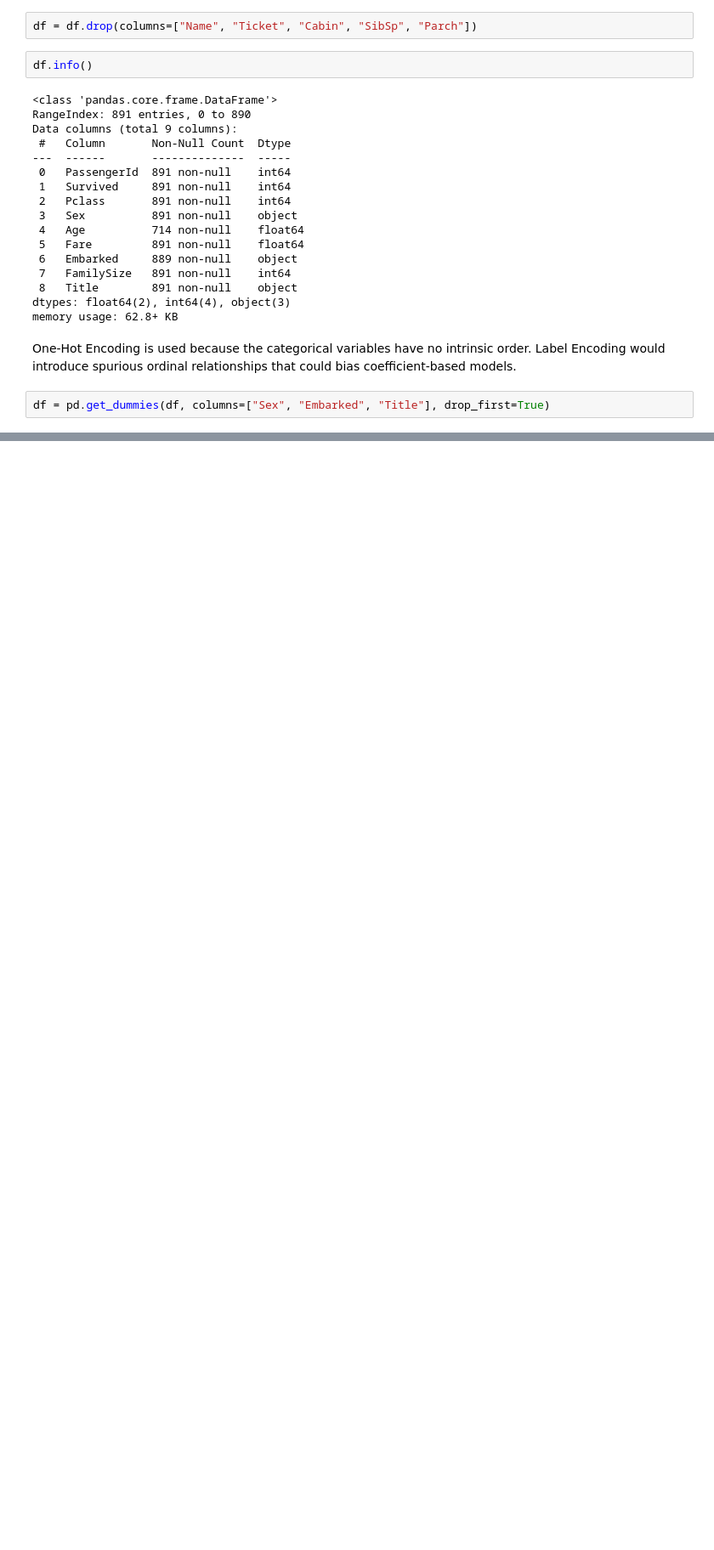
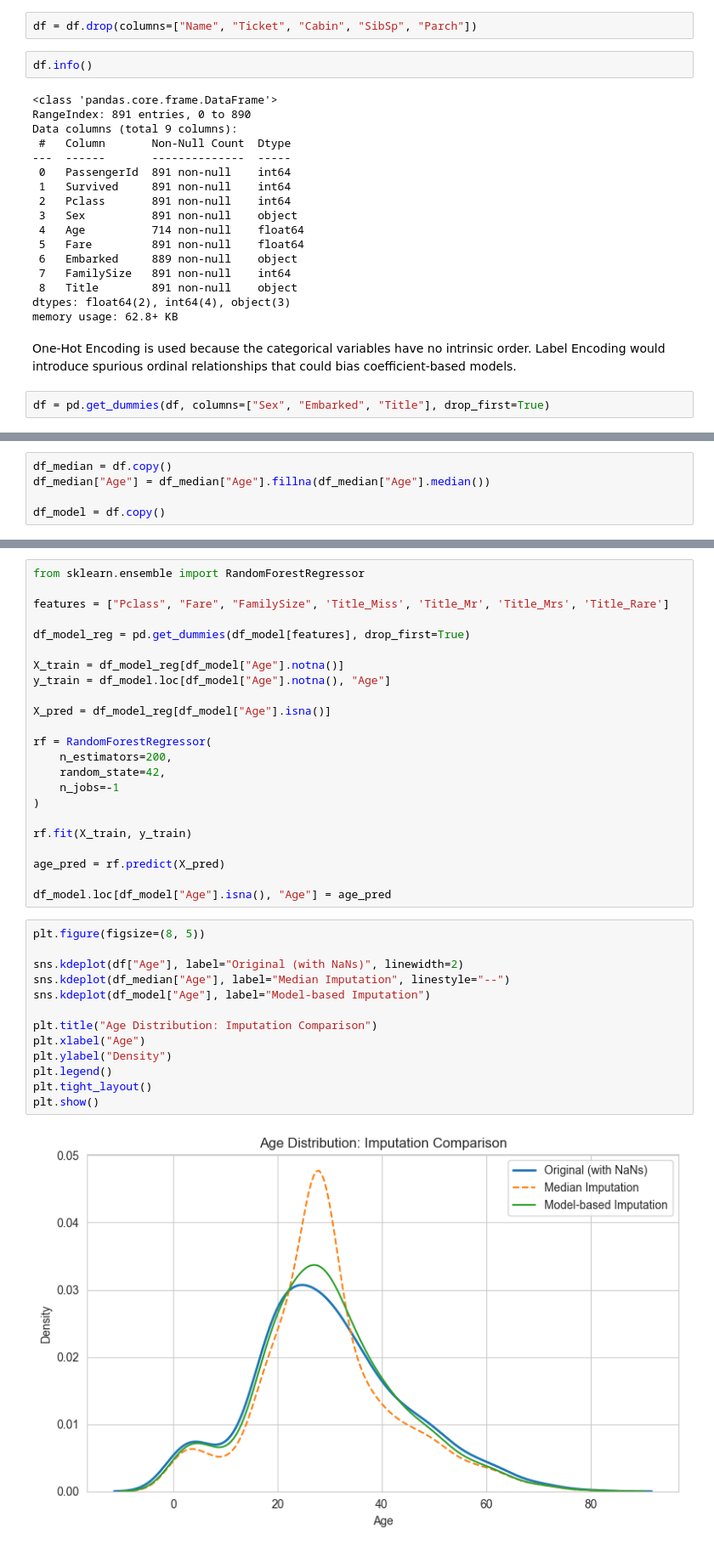
Before and after one commit to emschutt/Applied-Data-Science-Classes, a Jupyter notebook: Machine Learning/Homework_4.ipynb, the cells around one changed output, grey strips where cells are left out. Shown: that part at 85% size. Cells and saved outputs as stored; diff of their text form; blank space fills up the shorter version.

```diff
--- a/Machine Learning/Homework_4.ipynb
+++ b/Machine Learning/Homework_4.ipynb
@@ -166,0 +172,5 @@ df = pd.get_dummies(df, columns=["Sex", "Embarked", "Title"], drop_first=True)
+# %%
+df_median = df.copy()
+df_median["Age"] = df_median["Age"].fillna(df_median["Age"].median())
+
+df_model = df.copy()
@@ -166,0 +184,38 @@ df = pd.get_dummies(df, columns=["Sex", "Embarked", "Title"], drop_first=True)
+# %%
+from sklearn.ensemble import RandomForestRegressor
+
+features = ["Pclass", "Fare", "FamilySize", 'Title_Miss', 'Title_Mr', 'Title_Mrs', 'Title_Rare']
+
+df_model_reg = pd.get_dummies(df_model[features], drop_first=True)
+
+X_train = df_model_reg[df_model["Age"].notna()]
+y_train = df_model.loc[df_model["Age"].notna(), "Age"]
+
+X_pred = df_model_reg[df_model["Age"].isna()]
+
+rf = RandomForestRegressor(
+    n_estimators=200,
+    random_state=42,
+    n_jobs=-1
+)
+
+rf.fit(X_train, y_train)
+
+age_pred = rf.predict(X_pred)
+
+df_model.loc[df_model["Age"].isna(), "Age"] = age_pred
+# %%
+plt.figure(figsize=(8, 5))
+
+sns.kdeplot(df["Age"], label="Original (with NaNs)", linewidth=2)
+sns.kdeplot(df_median["Age"], label="Median Imputation", linestyle="--")
+sns.kdeplot(df_model["Age"], label="Model-based Imputation")
+
+plt.title("Age Distribution: Imputation Comparison")
+plt.xlabel("Age")
+plt.ylabel("Density")
+plt.legend()
+plt.tight_layout()
+plt.show()
+# %% [output]
+[figure, added]
```
Also changed, not shown: parts of 3 cells of this notebook.
